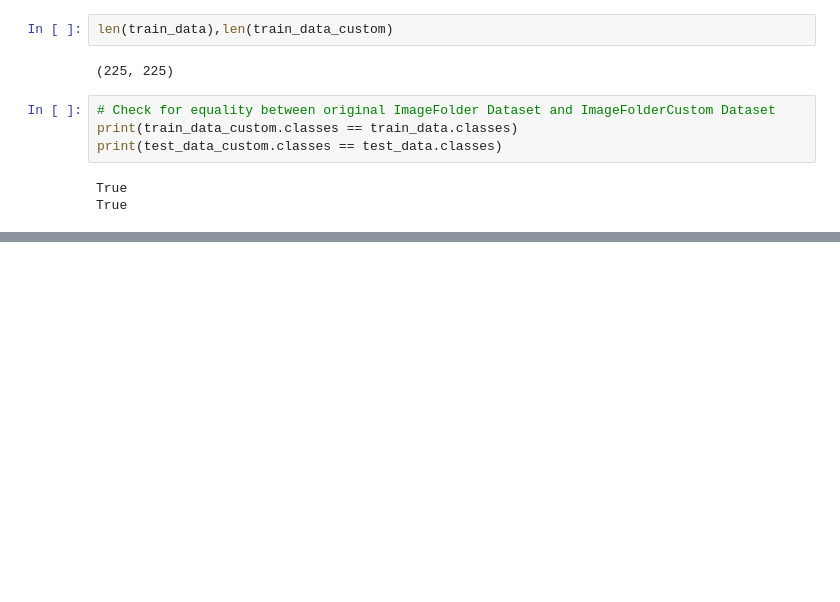
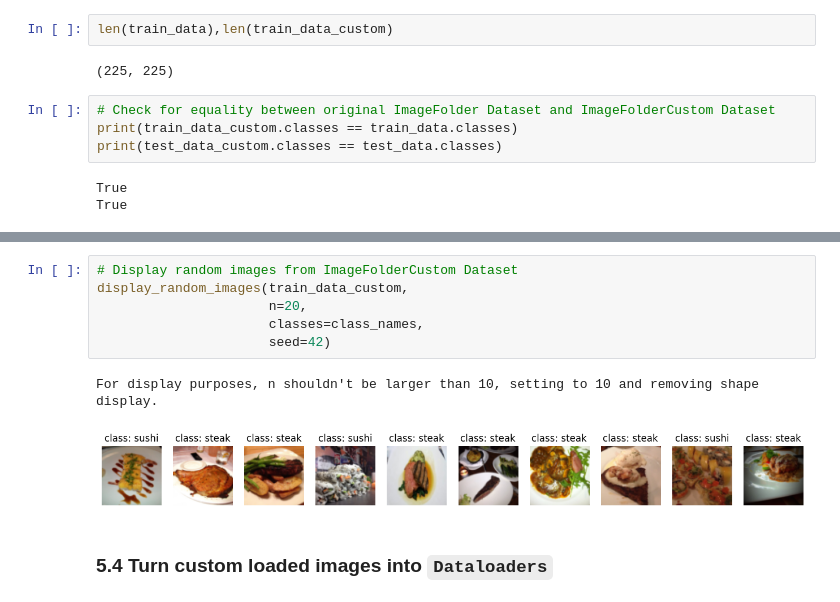
Before and after one commit to nmermigas/PyTorch, a Jupyter notebook: 04_pytorch_custom_datasets.ipynb, the cells around one changed output, grey strips where cells are left out. Drawn from its saved outputs; the diff is of its cells as text; blank space fills up the shorter version.

```diff
--- a/04_pytorch_custom_datasets.ipynb
+++ b/04_pytorch_custom_datasets.ipynb
@@ -481,0 +549,11 @@ True
+# %%
+# Display random images from ImageFolderCustom Dataset
+display_random_images(train_data_custom,
+                      n=20,
+                      classes=class_names,
+                      seed=42)
+# %% [output]
+For display purposes, n shouldn't be larger than 10, setting to 10 and removing shape display.
+[figure, added]
+# %% [markdown]
+### 5.4 Turn custom loaded images into `Dataloaders`
```
Also changed, not shown: parts of 11 cells of this notebook.
